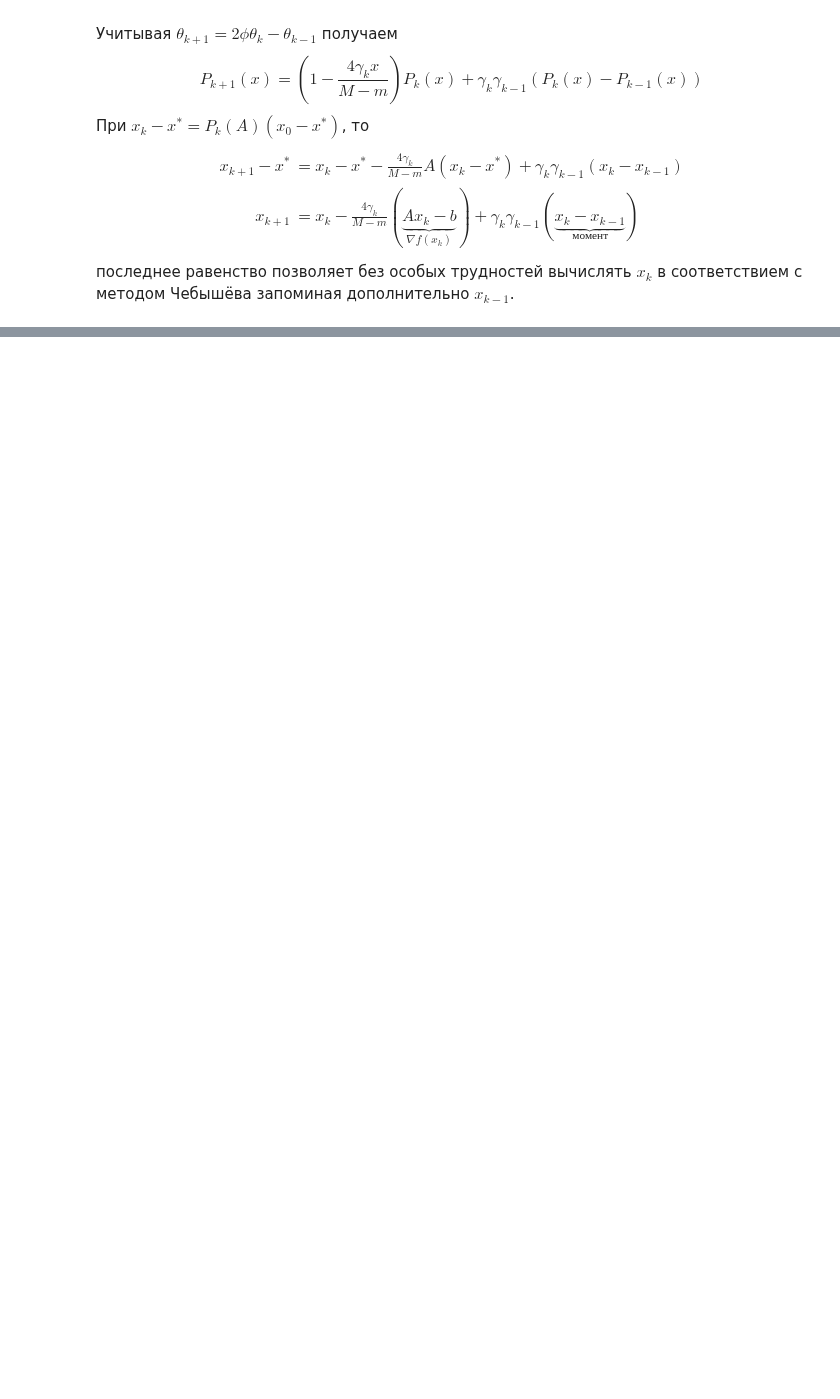
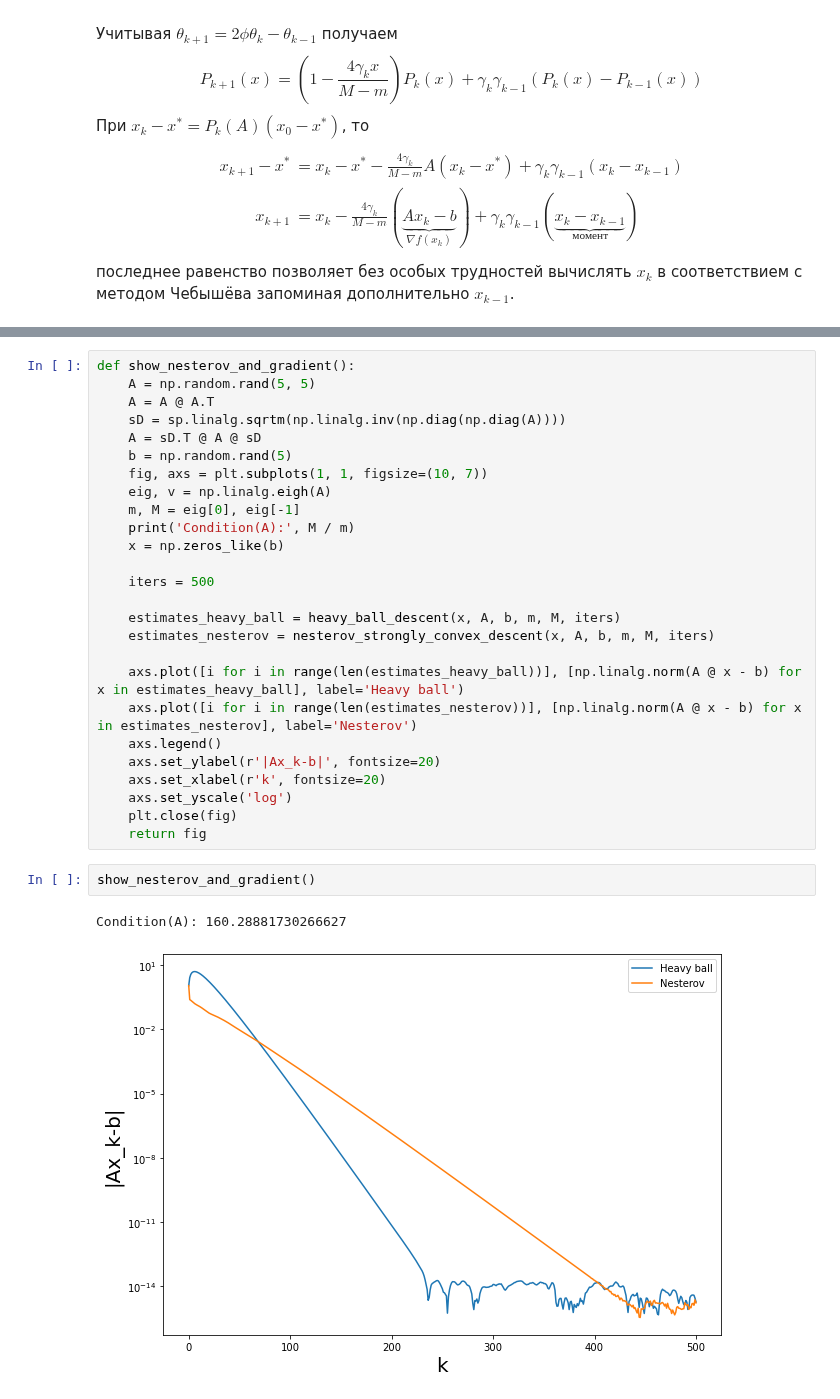
Before and after one commit to Malkovsky/interactive-visualization, a Jupyter notebook: optimization_course/05_momentum_methods.ipynb, the cells around one changed output, grey strips where cells are left out. Cells and saved outputs as stored; diff of their text form; blank space fills up the shorter version.

Commit message:
Updated with heavy ball and Nesterov methods

```diff
--- a/optimization_course/05_momentum_methods.ipynb
+++ b/optimization_course/05_momentum_methods.ipynb
@@ -260,0 +469,31 @@ $$
+# %%
+def show_nesterov_and_gradient():
+    A = np.random.rand(5, 5)
+    A = A @ A.T
+    sD = sp.linalg.sqrtm(np.linalg.inv(np.diag(np.diag(A))))
+    A = sD.T @ A @ sD
+    b = np.random.rand(5)
+    fig, axs = plt.subplots(1, 1, figsize=(10, 7))
+    eig, v = np.linalg.eigh(A)
+    m, M = eig[0], eig[-1]
+    print('Condition(A):', M / m)
+    x = np.zeros_like(b)
+
+    iters = 500
+
+    estimates_heavy_ball = heavy_ball_descent(x, A, b, m, M, iters)
+    estimates_nesterov = nesterov_strongly_convex_descent(x, A, b, m, M, iters)
+
+    axs.plot([i for i in range(len(estimates_heavy_ball))], [np.linalg.norm(A @ x - b) for x in estimates_heavy_ball], label='Heavy ball')
+    axs.plot([i for i in range(len(estimates_nesterov))], [np.linalg.norm(A @ x - b) for x in estimates_nesterov], label='Nesterov')
+    axs.legend()
+    axs.set_ylabel(r'|Ax_k-b|', fontsize=20)
+    axs.set_xlabel(r'k', fontsize=20)
+    axs.set_yscale('log')
+    plt.close(fig)
+    return fig
+# %%
+show_nesterov_and_gradient()
+# %% [output]
+Condition(A): 160.28881730266627
+[figure, added]
```
Also changed, not shown: parts of 13 cells of this notebook.
